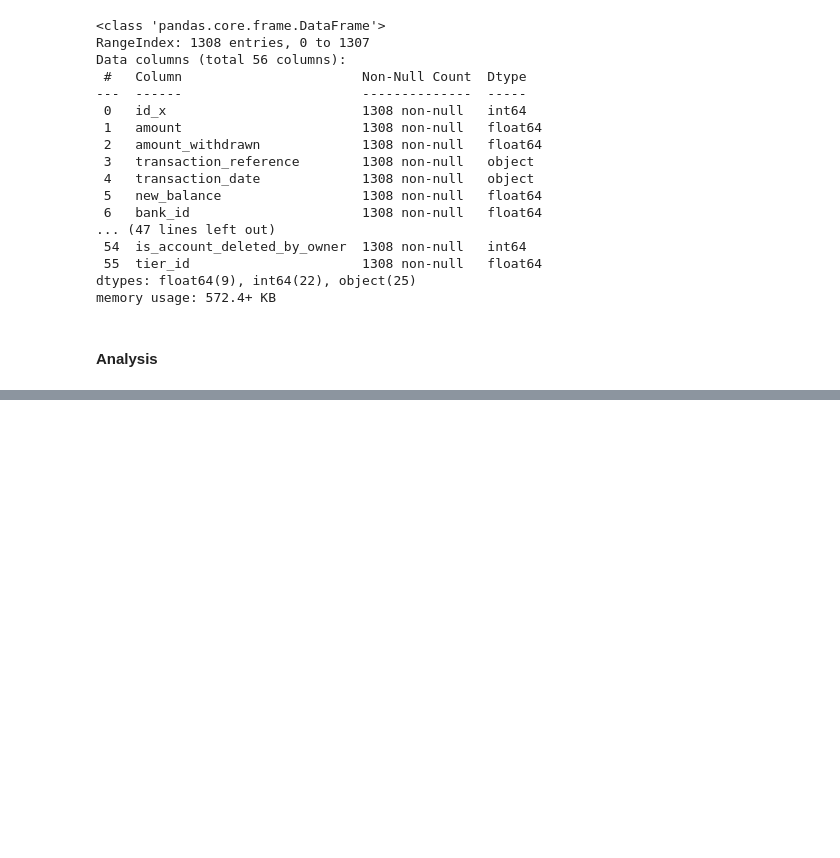
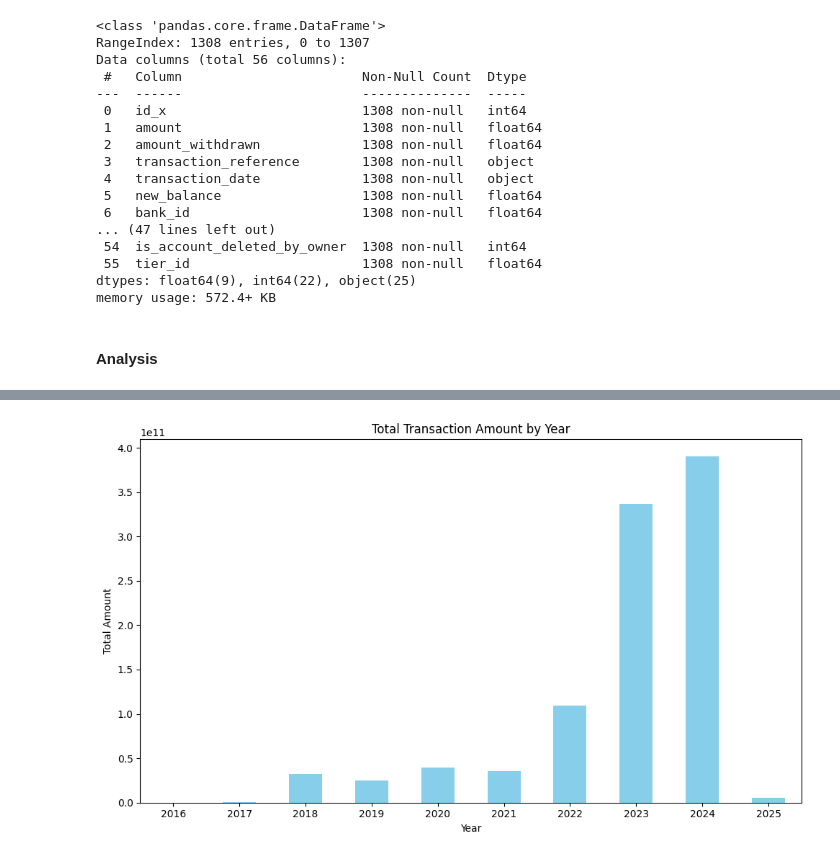
Before and after one commit to mancatha/DataAnalytics-Assessment, a Jupyter notebook: notebooh.ipynb, the cells around one changed output, grey strips where cells are left out. Drawn from its saved outputs; the diff is of its cells as text; code cells hidden in the pictures; blank space fills up the shorter version.

```diff
--- a/notebooh.ipynb
+++ b/notebooh.ipynb
@@ -548,0 +612,22 @@ memory usage: 572.4+ KB
+# %%
+
+# Ensure transaction_date is in datetime format
+merged_df['transaction_date'] = pd.to_datetime(merged_df['transaction_date'])
+
+# Extract the year from the transaction_date
+merged_df['transaction_year'] = merged_df['transaction_date'].dt.year
+
+# Group by year and sum the amount
+yearly_amount = merged_df.groupby('transaction_year')['amount_x'].sum()
+
+# Plotting the total transaction amount by year
+plt.figure(figsize=(10, 6))
+yearly_amount.plot(kind='bar', color='skyblue')
+plt.title('Total Transaction Amount by Year')
+plt.xlabel('Year')
+plt.ylabel('Total Amount')
+plt.xticks(rotation=0)
+plt.tight_layout()
+plt.show()
+# %% [output]
+[figure, added]
```
Also changed, not shown: parts of 16 cells of this notebook.
